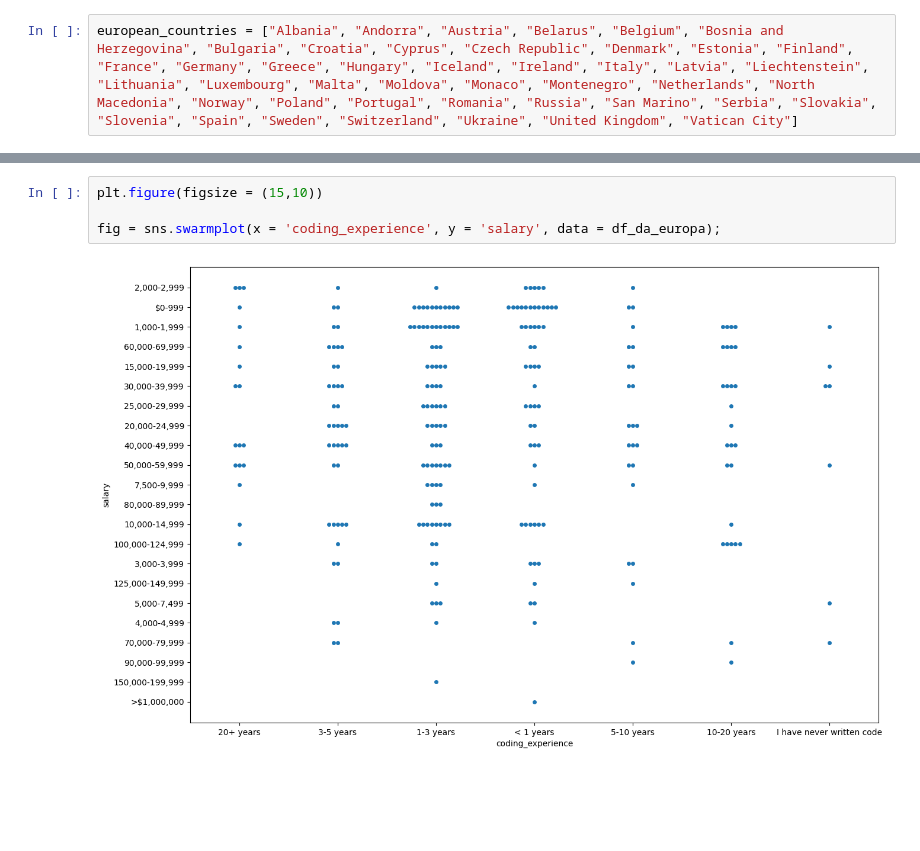
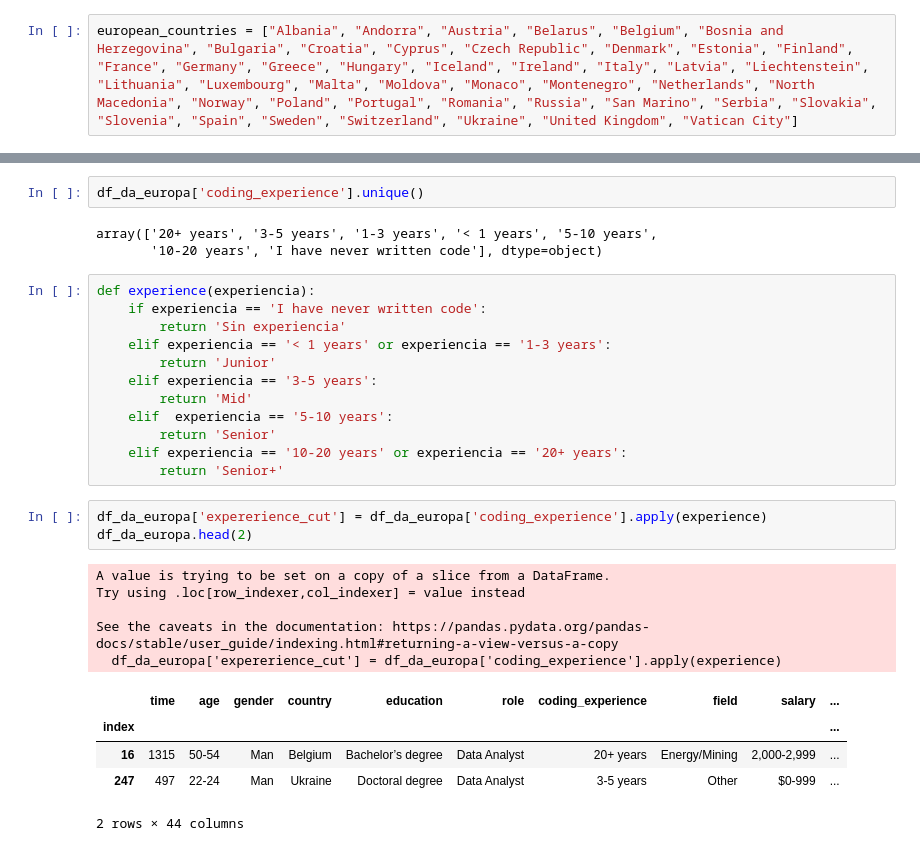
Before and after one commit to anane3373/promoE-modulo2-proyecto-equipo2-NataliaAnaIAnaGAnaS, a Jupyter notebook: limpieza.ipynb, the cells around one changed output, grey strips where cells are left out. Drawn from its saved outputs; the diff is of its cells as text; blank space fills up the shorter version.

```diff
--- a/limpieza.ipynb
+++ b/limpieza.ipynb
@@ -125,6 +113,31 @@ df_da_europa.head()
-# %%
-plt.figure(figsize = (15,10))
-
-fig = sns.swarmplot(x = 'coding_experience', y = 'salary', data = df_da_europa);
-# %% [output]
-[figure, removed]
+# %%
+df_da_europa['coding_experience'].unique()
+# %% [output]
+array(['20+ years', '3-5 years', '1-3 years', '< 1 years', '5-10 years',
+       '10-20 years', 'I have never written code'], dtype=object)
+# %%
+def experience(experiencia):
+    if experiencia == 'I have never written code':
+        return 'Sin experiencia'
+    elif experiencia == '< 1 years' or experiencia == '1-3 years':
+        return 'Junior'
+    elif experiencia == '3-5 years':
+        return 'Mid'
+    elif  experiencia == '5-10 years':
+        return 'Senior'
+    elif experiencia == '10-20 years' or experiencia == '20+ years':
+        return 'Senior+'
+# %%
+df_da_europa['expererience_cut'] = df_da_europa['coding_experience'].apply(experience)
+df_da_europa.head(2)
+# %% [output]
+A value is trying to be set on a copy of a slice from a DataFrame.
+Try using .loc[row_indexer,col_indexer] = value instead
+
+See the caveats in the documentation: https://pandas.pydata.org/pandas-docs/stable/user_guide/indexing.html#returning-a-view-versus-a-copy
+  df_da_europa['expererience_cut'] = df_da_europa['coding_experience'].apply(experience)
+|  | time | age | gender | country | education | role | coding_experience | field | salary | ... |
+| index |  |  |  |  |  |  |  |  |  | ... |
+| 16 | 1315 | 50-54 | Man | Belgium | Bachelor’s degree | Data Analyst | 20+ years | Energy/Mining | 2,000-2,999 | ... |
+| 247 | 497 | 22-24 | Man | Ukraine | Doctoral degree | Data Analyst | 3-5 years | Other | $0-999 | ... |
+2 rows × 44 columns
```
Also changed, not shown: parts of 7 cells of this notebook.
